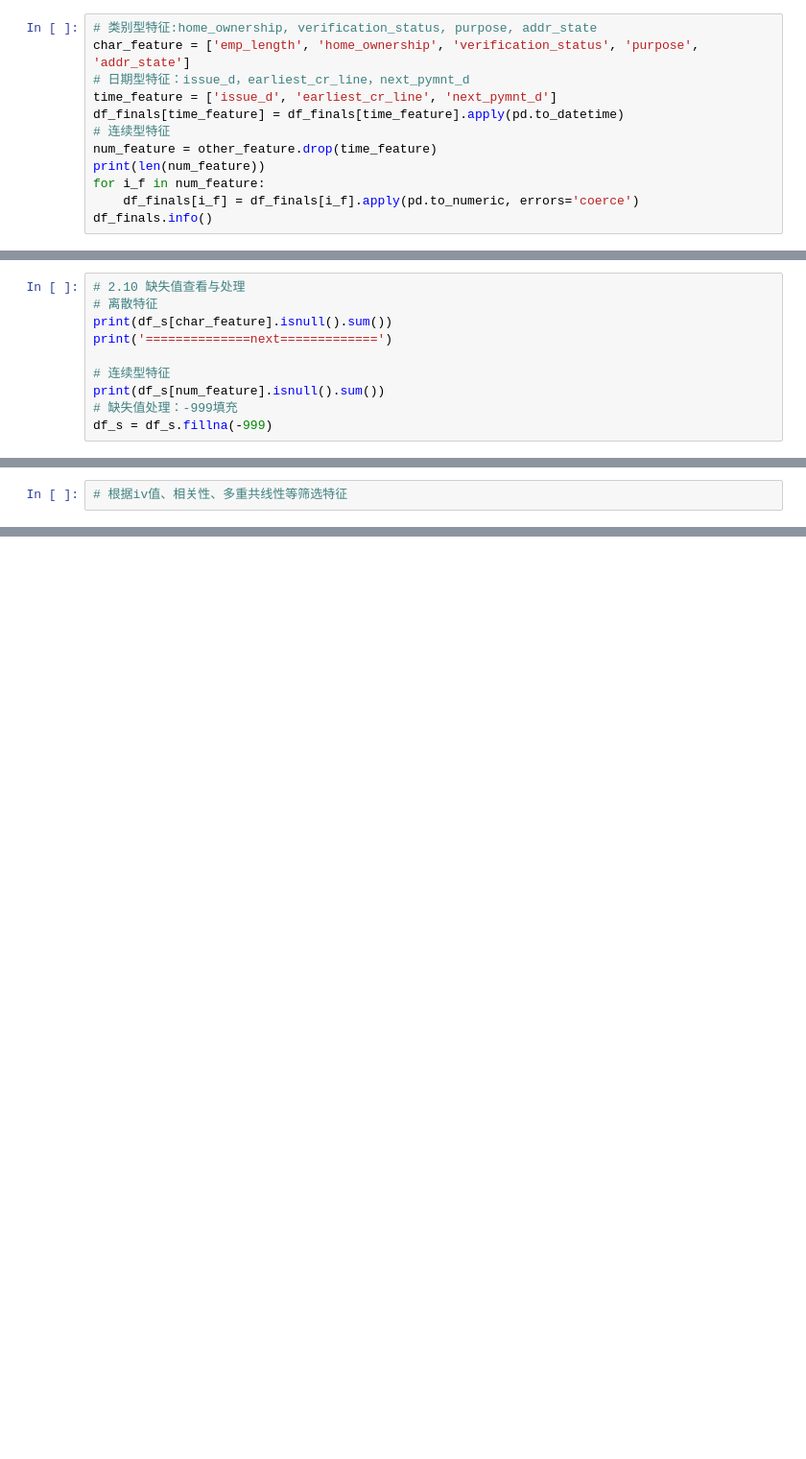
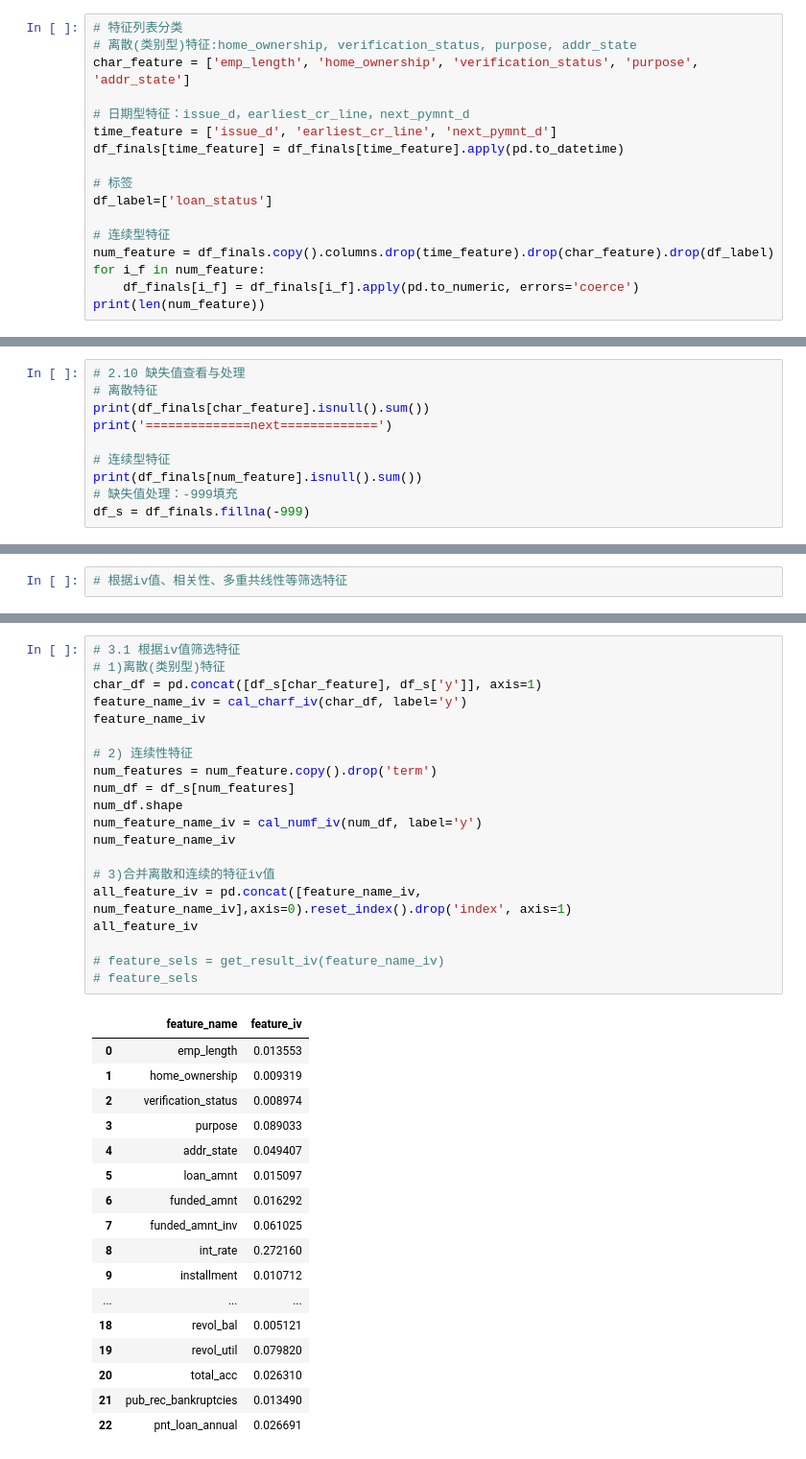
Before and after one commit to iihcy/Credit_ACard, a Jupyter notebook: ACard.ipynb, the cells around one changed output, grey strips where cells are left out. Shown: that part at 96% size. Cells and saved outputs as stored; diff of their text form; blank space fills up the shorter version.

```diff
--- a/ACard.ipynb
+++ b/ACard.ipynb
@@ -211,13 +199,18 @@ df_finals['total_acc'] = df_finals['total_acc'].apply(pd.to_numeric, errors='coe
 # %%
-# 类别型特征:home_ownership, verification_status, purpose, addr_state
+# 特征列表分类
+# 离散(类别型)特征:home_ownership, verification_status, purpose, addr_state
 char_feature = ['emp_length', 'home_ownership', 'verification_status', 'purpose', 'addr_state']
+
 # 日期型特征：issue_d，earliest_cr_line，next_pymnt_d
 time_feature = ['issue_d', 'earliest_cr_line', 'next_pymnt_d']
 df_finals[time_feature] = df_finals[time_feature].apply(pd.to_datetime)
+
+# 标签
+df_label=['loan_status']
+
 # 连续型特征
-num_feature = other_feature.drop(time_feature)
-print(len(num_feature))
+num_feature = df_finals.copy().columns.drop(time_feature).drop(char_feature).drop(df_label)
 for i_f in num_feature:
     df_finals[i_f] = df_finals[i_f].apply(pd.to_numeric, errors='coerce')
-df_finals.info()
+print(len(num_feature))
 # %% [output]
@@ -273,11 +241,11 @@ rate_feature_all = data_distributed(df_finals, char_feature)
 # %%
 # 2.10 缺失值查看与处理
 # 离散特征
-print(df_s[char_feature].isnull().sum())
+print(df_finals[char_feature].isnull().sum())
 print('==============next=============')
 
 # 连续型特征
-print(df_s[num_feature].isnull().sum())
+print(df_finals[num_feature].isnull().sum())
 # 缺失值处理：-999填充
-df_s = df_s.fillna(-999)
+df_s = df_finals.fillna(-999)
 # %% [output]
@@ -389,0 +374,38 @@ df_s[num_feature].shape
+# %%
+# 3.1 根据iv值筛选特征
+# 1)离散(类别型)特征
+char_df = pd.concat([df_s[char_feature], df_s['y']], axis=1)
+feature_name_iv = cal_charf_iv(char_df, label='y')
+feature_name_iv
+
+# 2) 连续性特征
+num_features = num_feature.copy().drop('term')
+num_df = df_s[num_features]
+num_df.shape
+num_feature_name_iv = cal_numf_iv(num_df, label='y')
+num_feature_name_iv
+
+# 3)合并离散和连续的特征iv值
+all_feature_iv = pd.concat([feature_name_iv, num_feature_name_iv],axis=0).reset_index().drop('index', axis=1)
+all_feature_iv
+
+# feature_sels = get_result_iv(feature_name_iv)
+# feature_sels
+# %% [output]
+|  | feature_name | feature_iv |
+| 0 | emp_length | 0.013553 |
+| 1 | home_ownership | 0.009319 |
+| 2 | verification_status | 0.008974 |
+| 3 | purpose | 0.089033 |
+| 4 | addr_state | 0.049407 |
+| 5 | loan_amnt | 0.015097 |
+| 6 | funded_amnt | 0.016292 |
+| 7 | funded_amnt_inv | 0.061025 |
+| 8 | int_rate | 0.272160 |
+| 9 | installment | 0.010712 |
+| ... | ... | ... |
+| 18 | revol_bal | 0.005121 |
+| 19 | revol_util | 0.079820 |
+| 20 | total_acc | 0.026310 |
+| 21 | pub_rec_bankruptcies | 0.013490 |
+| 22 | pnt_loan_annual | 0.026691 |
```
Also changed, not shown: parts of 17 cells of this notebook.
